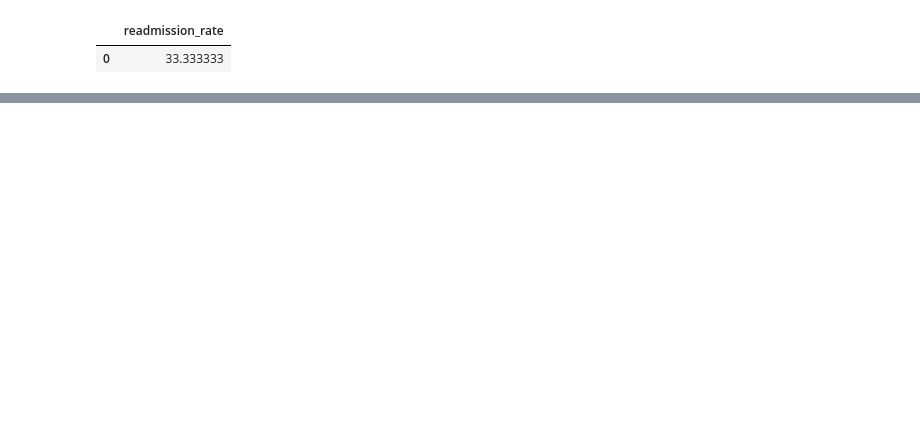
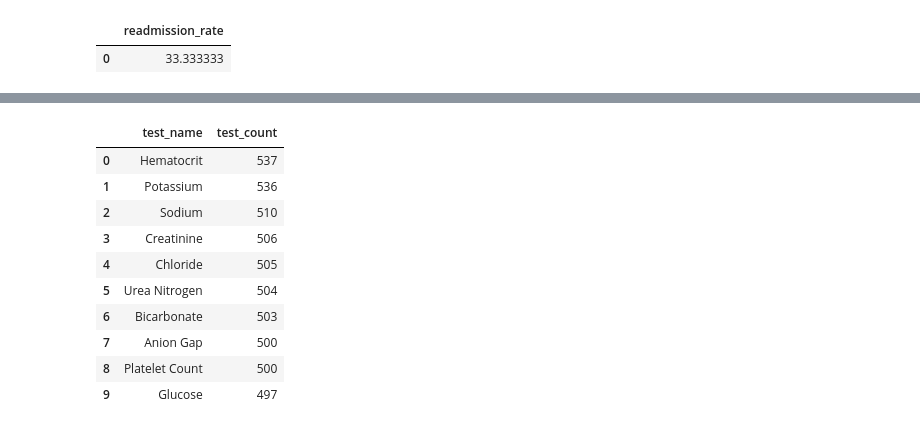
Before and after one commit to enitin-agarwal/azureforaws, a Jupyter notebook: MimiciiiSql.ipynb, the cells around one changed output, grey strips where cells are left out. Drawn from its saved outputs; the diff is of its cells as text; code cells hidden in the pictures; blank space fills up the shorter version.

```diff
--- a/MimiciiiSql.ipynb
+++ b/MimiciiiSql.ipynb
@@ -427,0 +356,34 @@ WHERE TABLE_NAME = 'd_icd_procedures' AND COLUMN_NAME = 'ICD9_CODE';
+# %%
+%%bigquery --project ultimate-balm-449016-q6
+
+WITH cancer_patients AS (
+    -- Select all cancer patients based on their diagnoses
+    SELECT DISTINCT di.SUBJECT_ID, di.HADM_ID
+    FROM `physionet-data.mimiciii_demo.diagnoses_icd` di
+    WHERE di.ICD9_CODE BETWEEN '140' AND '209'
+),
+lab_test_counts AS (
+    -- Count how many times each lab test was ordered for cancer patients
+    SELECT le.ITEMID, dlt.LABEL AS test_name, COUNT(*) AS test_count
+    FROM `physionet-data.mimiciii_demo.labevents` le
+    JOIN cancer_patients cp ON le.HADM_ID = cp.HADM_ID
+    JOIN `physionet-data.mimiciii_demo.d_labitems` dlt ON le.ITEMID = dlt.ITEMID
+    GROUP BY le.ITEMID, dlt.LABEL
+)
+-- Retrieve the top 10 most common lab tests
+SELECT test_name, test_count
+FROM lab_test_counts
+ORDER BY test_count DESC
+LIMIT 10;
+# %% [output]
+|  | test_name | test_count |
+| 0 | Hematocrit | 537 |
+| 1 | Potassium | 536 |
+| 2 | Sodium | 510 |
+| 3 | Creatinine | 506 |
+| 4 | Chloride | 505 |
+| 5 | Urea Nitrogen | 504 |
+| 6 | Bicarbonate | 503 |
+| 7 | Anion Gap | 500 |
+| 8 | Platelet Count | 500 |
+| 9 | Glucose | 497 |
```
Also changed, not shown: parts of 16 cells of this notebook.
